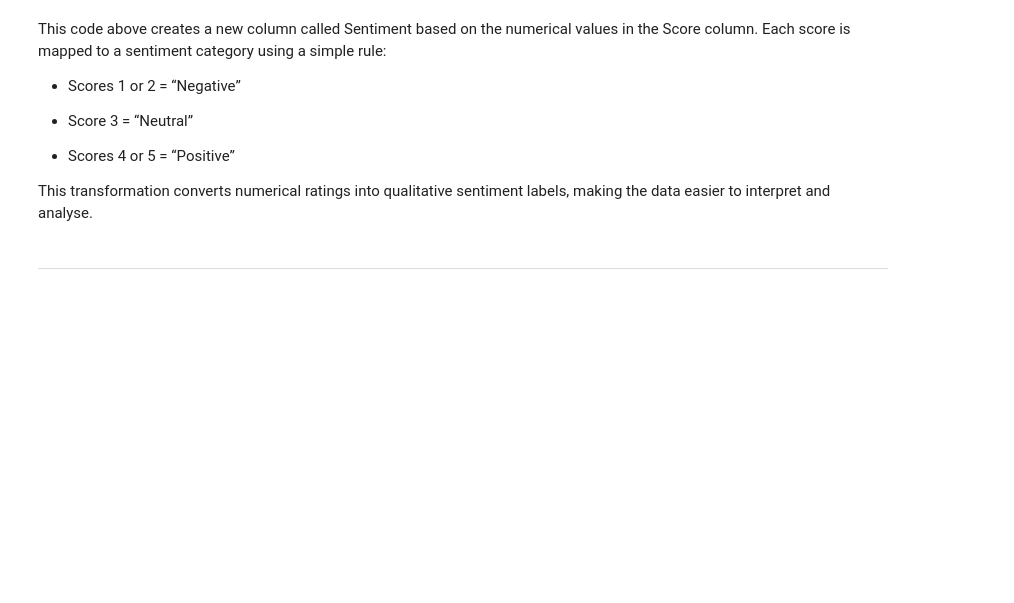
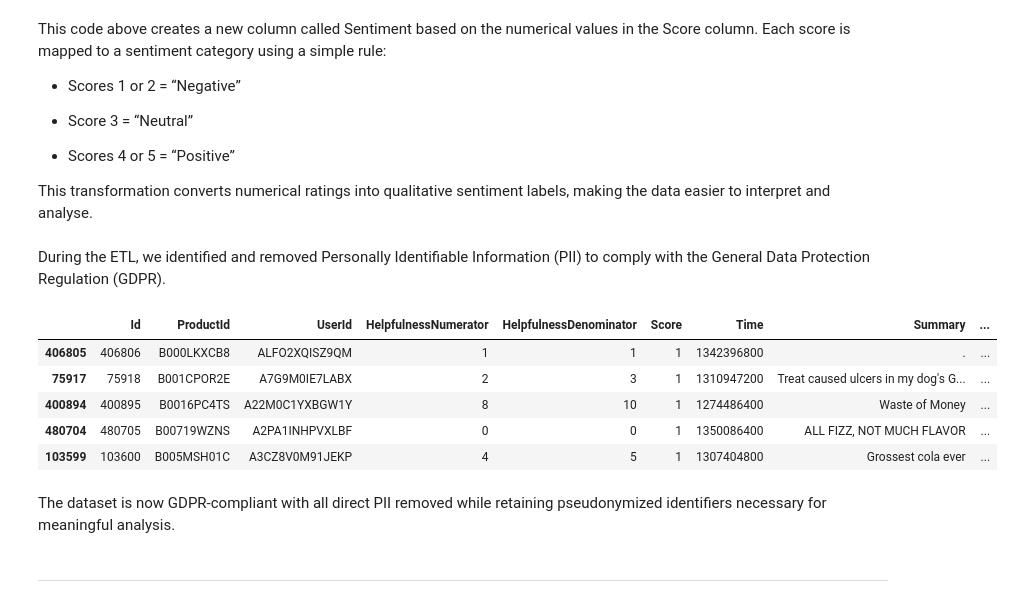
Before and after one commit to AmuKanda99/ci-hackathon-sentiment-analysis-of-product-reviews, a Jupyter notebook: jupyter_notebooks/01_ETL.ipynb, the cells around one changed output. Saved outputs shown, nothing was run; the diff lists cells and outputs as text; code cells hidden in the pictures; blank space fills up the shorter version.

Commit message:
Remove PII from sample data

```diff
--- a/jupyter_notebooks/01_ETL.ipynb
+++ b/jupyter_notebooks/01_ETL.ipynb
@@ -386,6 +386,22 @@ Each score is mapped to a sentiment category using a simple rule:
 * Scores 4 or 5 = “Positive”
 
 This transformation converts numerical ratings into qualitative sentiment labels, making the data easier to interpret and analyse.
+# %% [markdown]
+During the ETL, we identified and removed Personally Identifiable Information (PII) to comply with the General Data Protection Regulation (GDPR).
+# %%
+# Remove ProfileName column
+df_sample = df_sample.drop(columns=['ProfileName'])
+df_sample.head()
+# %% [output]
+|  | Id | ProductId | UserId | HelpfulnessNumerator | HelpfulnessDenominator | Score | Time | Summary | ... |
+| 406805 | 406806 | B000LKXCB8 | ALFO2XQISZ9QM | 1 | 1 | 1 | 1342396800 | . | ... |
+| 75917 | 75918 | B001CPOR2E | A7G9M0IE7LABX | 2 | 3 | 1 | 1310947200 | Treat caused ulcers in my dog's G... | ... |
+| 400894 | 400895 | B0016PC4TS | A22M0C1YXBGW1Y | 8 | 10 | 1 | 1274486400 | Waste of Money | ... |
+| 480704 | 480705 | B00719WZNS | A2PA1INHPVXLBF | 0 | 0 | 1 | 1350086400 | ALL FIZZ, NOT MUCH FLAVOR | ... |
+| 103599 | 103600 | B005MSH01C | A3CZ8V0M91JEKP | 4 | 5 | 1 | 1307404800 | Grossest cola ever | ... |
+# %% [markdown]
+The dataset is now GDPR-compliant with all direct PII removed while
+retaining pseudonymized identifiers necessary for meaningful analysis.
 # %% [markdown]
 ---
 # %% [markdown]
```
Also changed, not shown: 1 other file.
